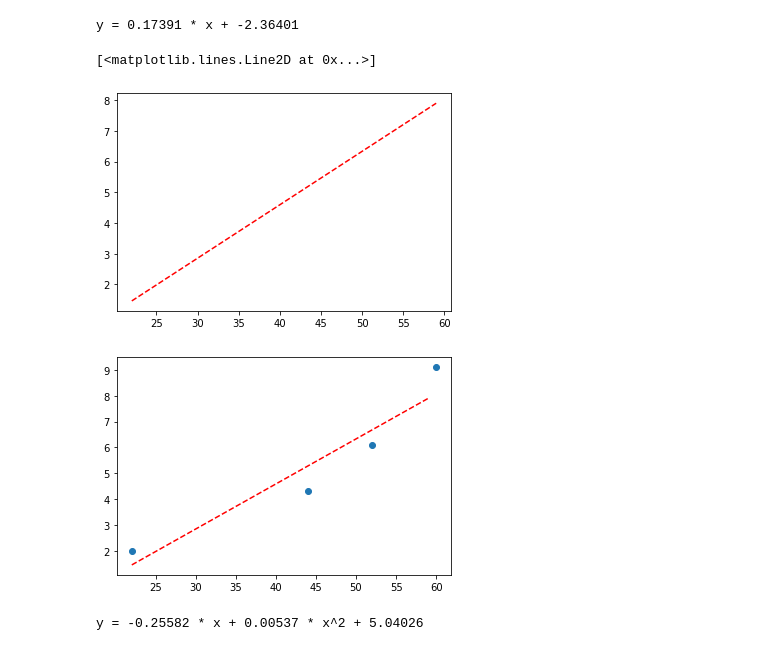
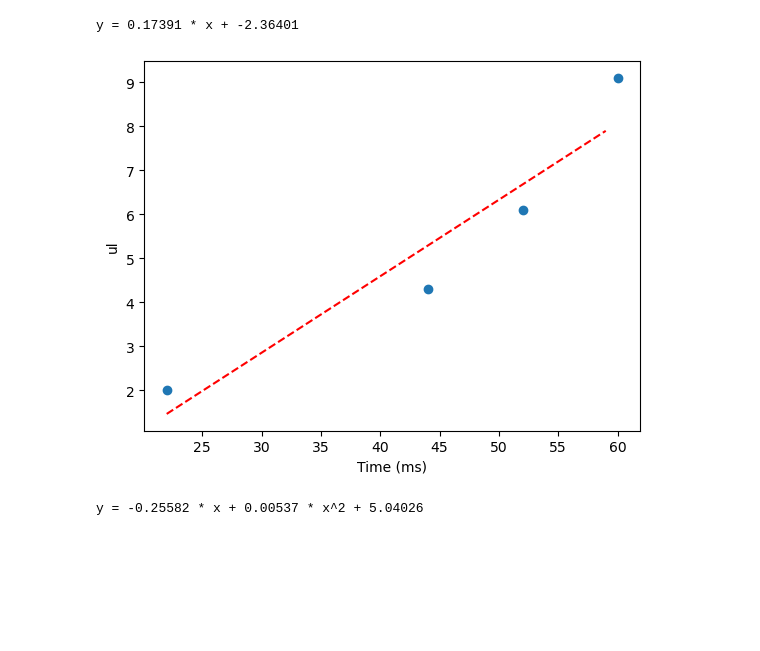
Before and after one commit to RajHarsor/Behavioral-Box-Lever-Task, a Jupyter notebook: Solenoid_Testing/SolenoidLineFit.ipynb, the cells around one changed output. Saved outputs shown, nothing was run; the diff lists cells and outputs as text; code cells hidden in the pictures; blank space fills up the shorter version.

```diff
--- a/Solenoid_Testing/SolenoidLineFit.ipynb
+++ b/Solenoid_Testing/SolenoidLineFit.ipynb
@@ -7,3 +7,11 @@ import matplotlib.pyplot as plt
 import seaborn as sns
 from numpy import arange
 from numpy import random
+# %%
+#DataFrame we are working with
+
+df = pd.DataFrame(
+    {'Time' : [22, 22, 22, 22, 22, 22, 44, 44, 44, 44, 44, 44, 44, 44, 44, 44, 52, 52, 52, 52, 52, 52, 52, 52, 52, 52, 60, 60, 60, 60, 60, 60, 60, 60, 60, 60],
+     'ul' : [3, 2, 3, 2, 1, 1, 5, 5, 4, 4, 4, 4, 4, 5, 3, 5, 7, 6, 6, 6, 6, 7, 7, 5, 5, 6, 8, 8, 9, 10, 9, 11, 10, 9, 8, 9]}
+)
+df
@@ -10,8 +36,7 @@ from numpy import random
 # %%
-# Importing data and finding averages
+# Find Averages
 
-df2= pd.read_csv(r"C:\Users\rdh92\Downloads\DataImportLeeSolenoidTesting2.csv")
-df_calc = df2.groupby('Time').mean().reset_index()
+df_calc = df.groupby('Time').mean().reset_index()
 df_calc = df_calc.sort_values('ul', ascending=True)
 df_calc
 # %% [output]
@@ -41,17 +66,15 @@ y = 0.17391 * x + -2.36401
 # %%
 x_line = arange(min(x), max(x), 1)
 y_line = objective(x_line, a, b)
+
 plt.plot(x_line, y_line, '--', color='red')
+plt.scatter(x = 'Time', y = 'ul', data = df_calc)
+plt.xlabel("Time (ms)")
+plt.ylabel("ul")
+plt.show()
+## y = 0.17391 * x + -2.36401
 # %% [output]
-[<matplotlib.lines.Line2D at 0x...>]
-[figure, old version]
+[figure, new version]
-# %%
-plt.plot(x_line, y_line, '--', color='red')
-plt.scatter(x = 'Time', y = 'ul', data = df_calc)
-plt.show()
-## y = 0.17391 * x + -2.36401
-# %% [output]
-[figure, removed]
 # %%
 ## Equation and Graph for Second Order Polynomial Model - Time vs ul
 
```
Also changed, not shown: parts of 9 cells of this notebook.
